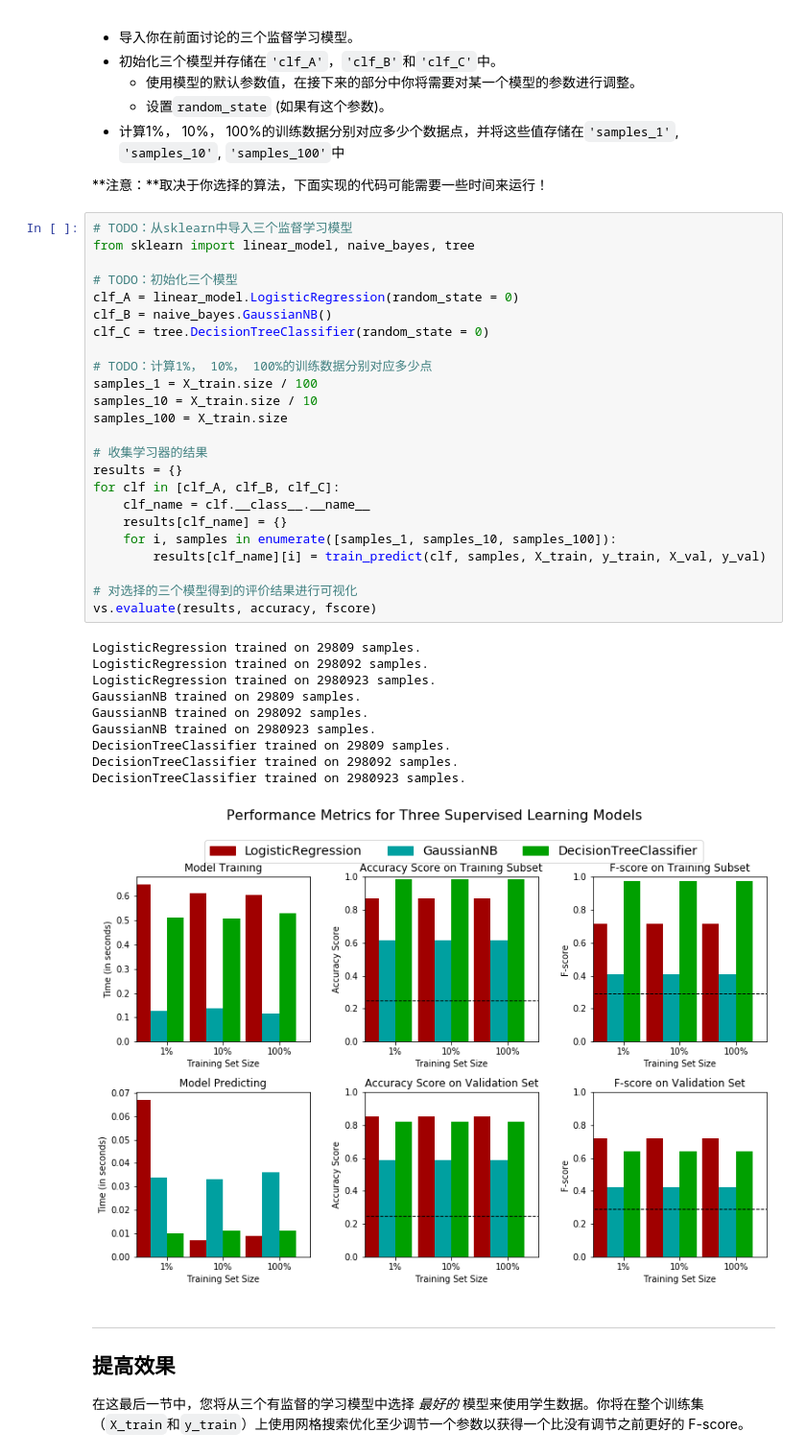
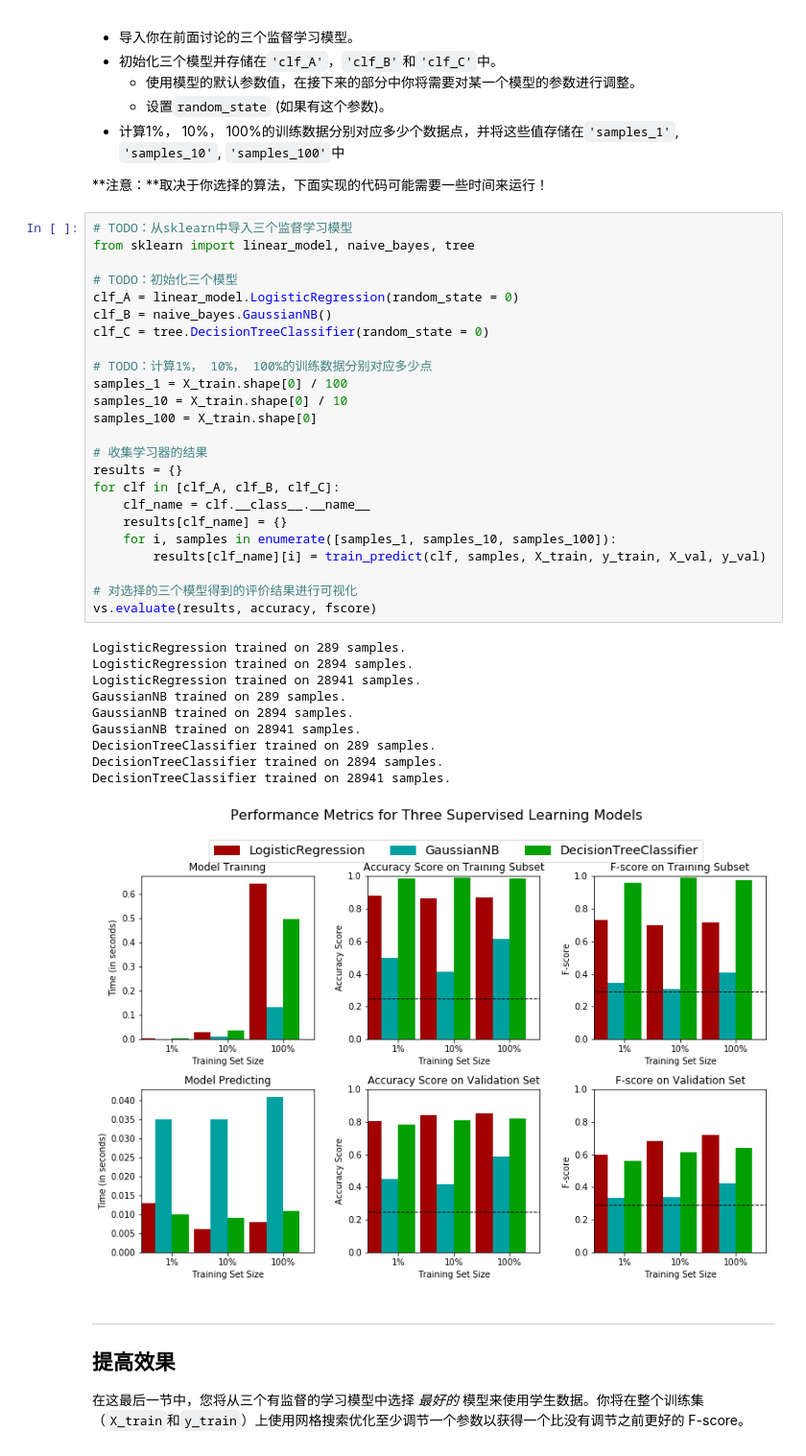
Before and after one commit to wlkdb/finding_donors-master, a Jupyter notebook: finding_donors.ipynb, the cells around one changed output. Shown: that part at 96% size. Saved outputs shown, nothing was run; the diff lists cells and outputs as text.

Commit message:
MOD: "size" change to "shape[0]"

```diff
--- a/finding_donors.ipynb
+++ b/finding_donors.ipynb
@@ -396,38 +395,38 @@ def train_predict(learner, sample_size, X_train, y_train, X_val, y_val):
 # %%
 # TODO：从sklearn中导入三个监督学习模型
 from sklearn import linear_model, naive_bayes, tree
 
 # TODO：初始化三个模型
 clf_A = linear_model.LogisticRegression(random_state = 0)
 clf_B = naive_bayes.GaussianNB()
 clf_C = tree.DecisionTreeClassifier(random_state = 0)
 
 # TODO：计算1%， 10%， 100%的训练数据分别对应多少点
-samples_1 = X_train.size / 100
-samples_10 = X_train.size / 10
-samples_100 = X_train.size
+samples_1 = X_train.shape[0] / 100
+samples_10 = X_train.shape[0] / 10
+samples_100 = X_train.shape[0]
 
 # 收集学习器的结果
 results = {}
 for clf in [clf_A, clf_B, clf_C]:
     clf_name = clf.__class__.__name__
     results[clf_name] = {}
     for i, samples in enumerate([samples_1, samples_10, samples_100]):
         results[clf_name][i] = train_predict(clf, samples, X_train, y_train, X_val, y_val)
 
 # 对选择的三个模型得到的评价结果进行可视化
 vs.evaluate(results, accuracy, fscore)
 # %% [output]
-LogisticRegression trained on 29809 samples.
-LogisticRegression trained on 298092 samples.
-LogisticRegression trained on 2980923 samples.
-GaussianNB trained on 29809 samples.
-GaussianNB trained on 298092 samples.
-GaussianNB trained on 2980923 samples.
-DecisionTreeClassifier trained on 29809 samples.
-DecisionTreeClassifier trained on 298092 samples.
-DecisionTreeClassifier trained on 2980923 samples.
+LogisticRegression trained on 289 samples.
+LogisticRegression trained on 2894 samples.
+LogisticRegression trained on 28941 samples.
+GaussianNB trained on 289 samples.
+GaussianNB trained on 2894 samples.
+GaussianNB trained on 28941 samples.
+DecisionTreeClassifier trained on 289 samples.
+DecisionTreeClassifier trained on 2894 samples.
+DecisionTreeClassifier trained on 28941 samples.
-[figure, old version]
+[figure, new version]
 # %% [markdown]
 ----
 ## 提高效果
```
Also changed, not shown: parts of 3 cells of this notebook, 1 other file.
